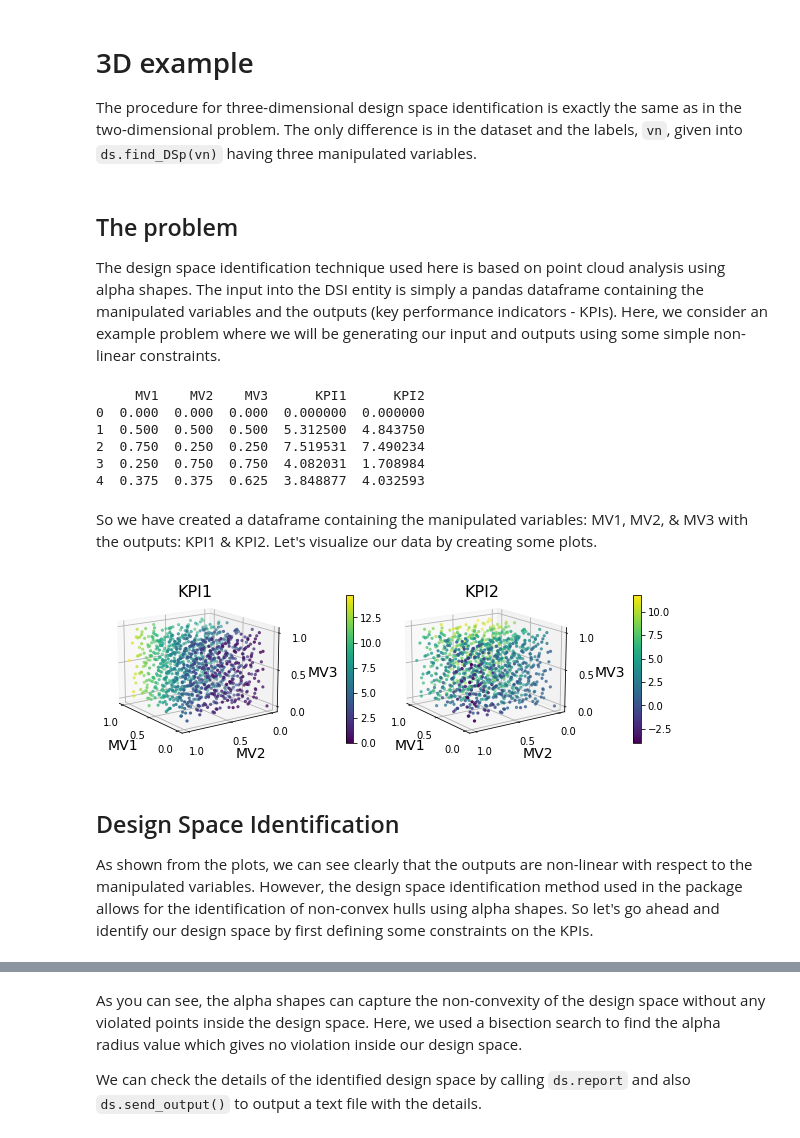
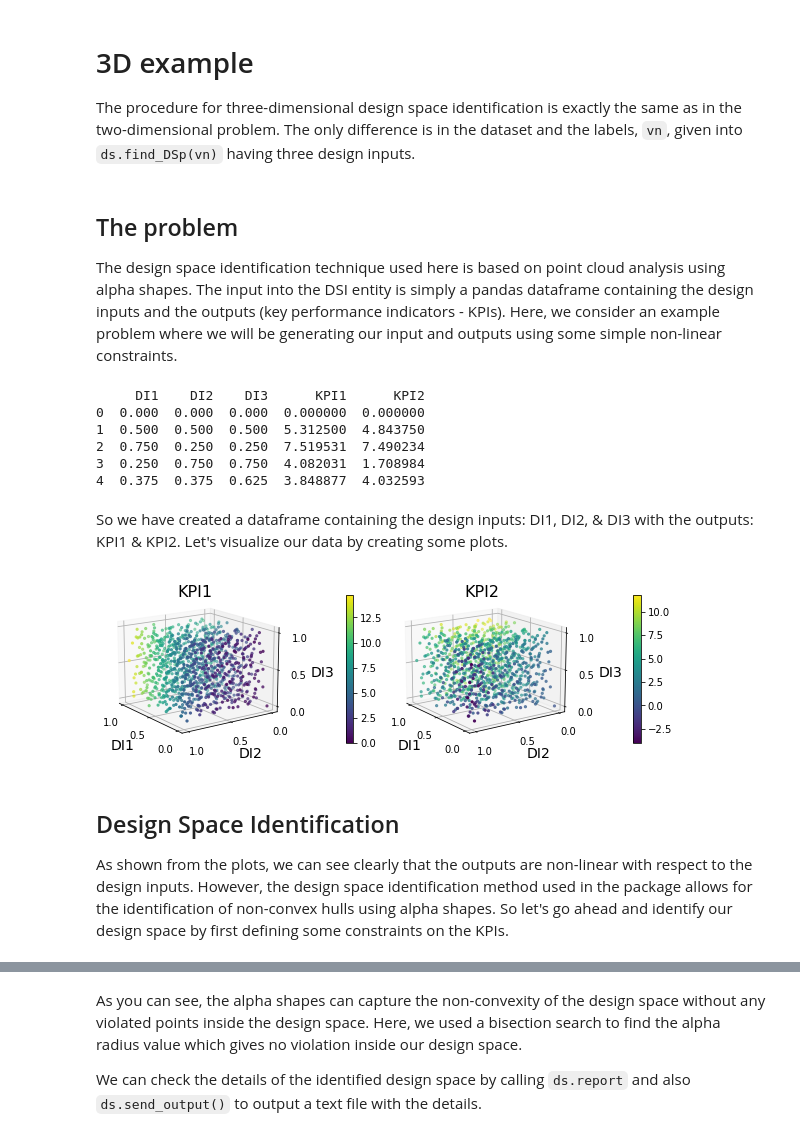
Before and after one commit to stvsach/dside, a Jupyter notebook: docs/notebooks/example_3D.ipynb, the cells around one changed output, grey strips where cells are left out. Drawn from its saved outputs; the diff is of its cells as text; code cells hidden in the pictures.

```diff
--- a/docs/notebooks/example_3D.ipynb
+++ b/docs/notebooks/example_3D.ipynb
@@ -1,6 +1,6 @@
 # %% [markdown]
 # 3D example
-The procedure for three-dimensional design space identification is exactly the same as in the two-dimensional problem. The only difference is in the dataset and the labels, `vn`, given into `ds.find_DSp(vn)` having three manipulated variables.
+The procedure for three-dimensional design space identification is exactly the same as in the two-dimensional problem. The only difference is in the dataset and the labels, `vn`, given into `ds.find_DSp(vn)` having three design inputs.
 # %%
 # Imports
 from dside import DSI
@@ -9,7 +9,7 @@ import numpy as np
 import matplotlib.pyplot as plt
 # %% [markdown]
 ## The problem
-The design space identification technique used here is based on point cloud analysis using alpha shapes. The input into the DSI entity is simply a pandas dataframe containing the manipulated variables and the outputs (key performance indicators - KPIs). Here, we consider an example problem where we will be generating our input and outputs using some simple non-linear constraints.
+The design space identification technique used here is based on point cloud analysis using alpha shapes. The input into the DSI entity is simply a pandas dataframe containing the design inputs and the outputs (key performance indicators - KPIs). Here, we consider an example problem where we will be generating our input and outputs using some simple non-linear constraints.
 # %%
 # ----- Generate Inputs ----- #
 def Sobol_sequence(lbd, ubd, power_no):
@@ -24,70 +24,70 @@ def Sobol_sequence(lbd, ubd, power_no):
     return inputs
 
 # Preparing example dataset
-MV1_bounds    = [0, 1]
-MV2_bounds    = [0, 1]
-MV3_bounds    = [0, 1]
+DI1_bounds    = [0, 1]
+DI2_bounds    = [0, 1]
+DI3_bounds    = [0, 1]
 
-lbd = [MV1_bounds[0], MV2_bounds[0], MV3_bounds[0]]
-ubd = [MV1_bounds[1], MV2_bounds[1], MV3_bounds[1]]
+lbd = [DI1_bounds[0], DI2_bounds[0], DI3_bounds[0]]
+ubd = [DI1_bounds[1], DI2_bounds[1], DI3_bounds[1]]
 
 # Use Sobol sequence to generate inputs
 pwr = 10
 inputs = Sobol_sequence(lbd, ubd, pwr)
-MV1 = inputs[:, 0]
-MV2 = inputs[:, 1]
-MV3 = inputs[:, 2]
+DI1 = inputs[:, 0]
+DI2 = inputs[:, 1]
+DI3 = inputs[:, 2]
 
 # ----- Create Outputs and dataframe ----- #
 # Create example KPIs
-KPI1 = MV1*10 + 5*MV2**4
-KPI2 = MV1*10 - 5*MV2**4 + 2.5*MV3**4
+KPI1 = DI1*10 + 5*DI2**4
+KPI2 = DI1*10 - 5*DI2**4 + 2.5*DI3**4
 
-d = np.array([MV1, MV2, MV3, KPI1, KPI2]).T
-l = ['MV1', 'MV2', 'MV3', 'KPI1', 'KPI2']
+d = np.array([DI1, DI2, DI3, KPI1, KPI2]).T
+l = ['DI1', 'DI2', 'DI3', 'KPI1', 'KPI2']
 data = pd.DataFrame(d, columns = l)
 print(data.head(5))
 # %% [output]
-     MV1    MV2    MV3      KPI1      KPI2
+     DI1    DI2    DI3      KPI1      KPI2
 0  0.000  0.000  0.000  0.000000  0.000000
 1  0.500  0.500  0.500  5.312500  4.843750
 2  0.750  0.250  0.250  7.519531  7.490234
 3  0.250  0.750  0.750  4.082031  1.708984
 4  0.375  0.375  0.625  3.848877  4.032593
 # %% [markdown]
-So we have created a dataframe containing the manipulated variables: MV1, MV2, & MV3 with the outputs: KPI1 & KPI2. Let's visualize our data by creating some plots.
+So we have created a dataframe containing the design inputs: DI1, DI2, & DI3 with the outputs: KPI1 & KPI2. Let's visualize our data by creating some plots.
 # %%
 fs = 14
 fig = plt.figure(figsize = (8, 3))
 ax1 = fig.add_subplot(1, 2, 1, projection = '3d')
-s1 = ax1.scatter(MV1, MV2, MV3, c = KPI1, marker = '.')
+s1 = ax1.scatter(DI1, DI2, DI3, c = KPI1, marker = '.')
 cbar1 = fig.colorbar(s1, ax = ax1, fraction = 0.03, pad = 0.25)
 ax1.view_init(15, 145)
 ax1.set_title('KPI1', fontsize = fs + 2, y = 0.95)
-ax1.set_xlabel('MV1', fontsize = fs)
-ax1.set_ylabel('MV2', fontsize = fs)
-ax1.set_zlabel('MV3', fontsize = fs)
+ax1.set_xlabel('DI1', fontsize = fs)
+ax1.set_ylabel('DI2', fontsize = fs)
+ax1.set_zlabel('DI3', fontsize = fs)
 ax1.set_xticks([0, 0.5, 1])
 ax1.set_yticks([0, 0.5, 1])
 ax1.set_zticks([0, 0.5, 1])
 
 ax2 = fig.add_subplot(1, 2, 2, projection = '3d')
-s2 = ax2.scatter(MV1, MV2, MV3, c = KPI2, marker = '.')
+s2 = ax2.scatter(DI1, DI2, DI3, c = KPI2, marker = '.')
 cbar2 = fig.colorbar(s2, ax = ax2, fraction = 0.03, pad = 0.25)
 ax2.view_init(15, 145)
 ax2.set_title('KPI2', fontsize = fs + 2, y = 0.95)
-ax2.set_xlabel('MV1', fontsize = fs)
-ax2.set_ylabel('MV2', fontsize = fs)
-ax2.set_zlabel('MV3', fontsize = fs)
+ax2.set_xlabel('DI1', fontsize = fs)
+ax2.set_ylabel('DI2', fontsize = fs)
+ax2.set_zlabel('DI3', fontsize = fs)
 ax2.set_xticks([0, 0.5, 1])
 ax2.set_yticks([0, 0.5, 1])
 ax2.set_zticks([0, 0.5, 1])
 
 plt.tight_layout()
 plt.show()
 # %% [output]
-[figure, old version]
+[figure, new version]
 # %% [markdown]
 ## Design Space Identification
-As shown from the plots, we can see clearly that the outputs are non-linear with respect to the manipulated variables. However, the design space identification method used in the package allows for the identification of non-convex hulls using alpha shapes. So let's go ahead and identify our design space by first defining some constraints on the KPIs.
+As shown from the plots, we can see clearly that the outputs are non-linear with respect to the design inputs. However, the design space identification method used in the package allows for the identification of non-convex hulls using alpha shapes. So let's go ahead and identify our design space by first defining some constraints on the KPIs.
 # %%
```
Also changed, not shown: parts of 4 cells of this notebook, 10 other files.
